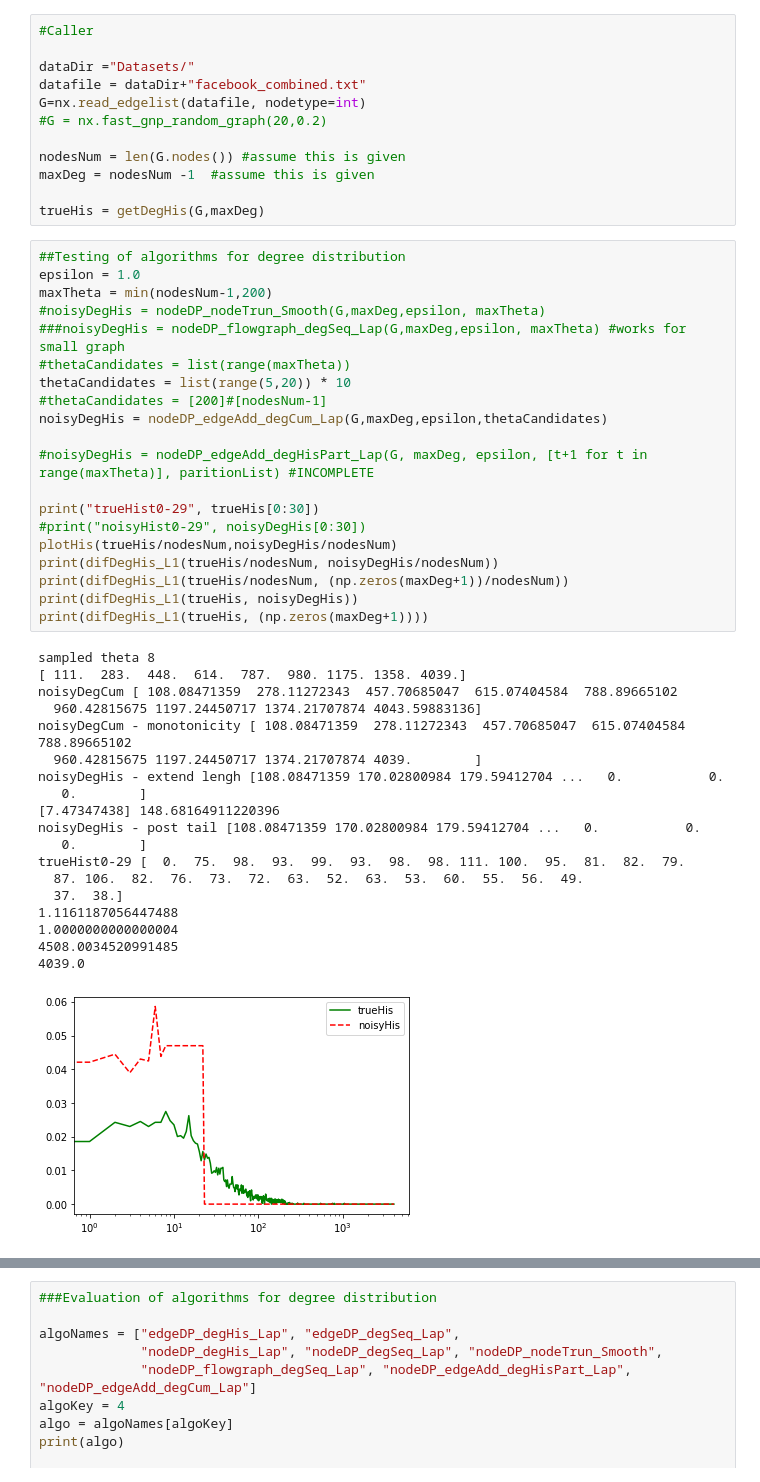
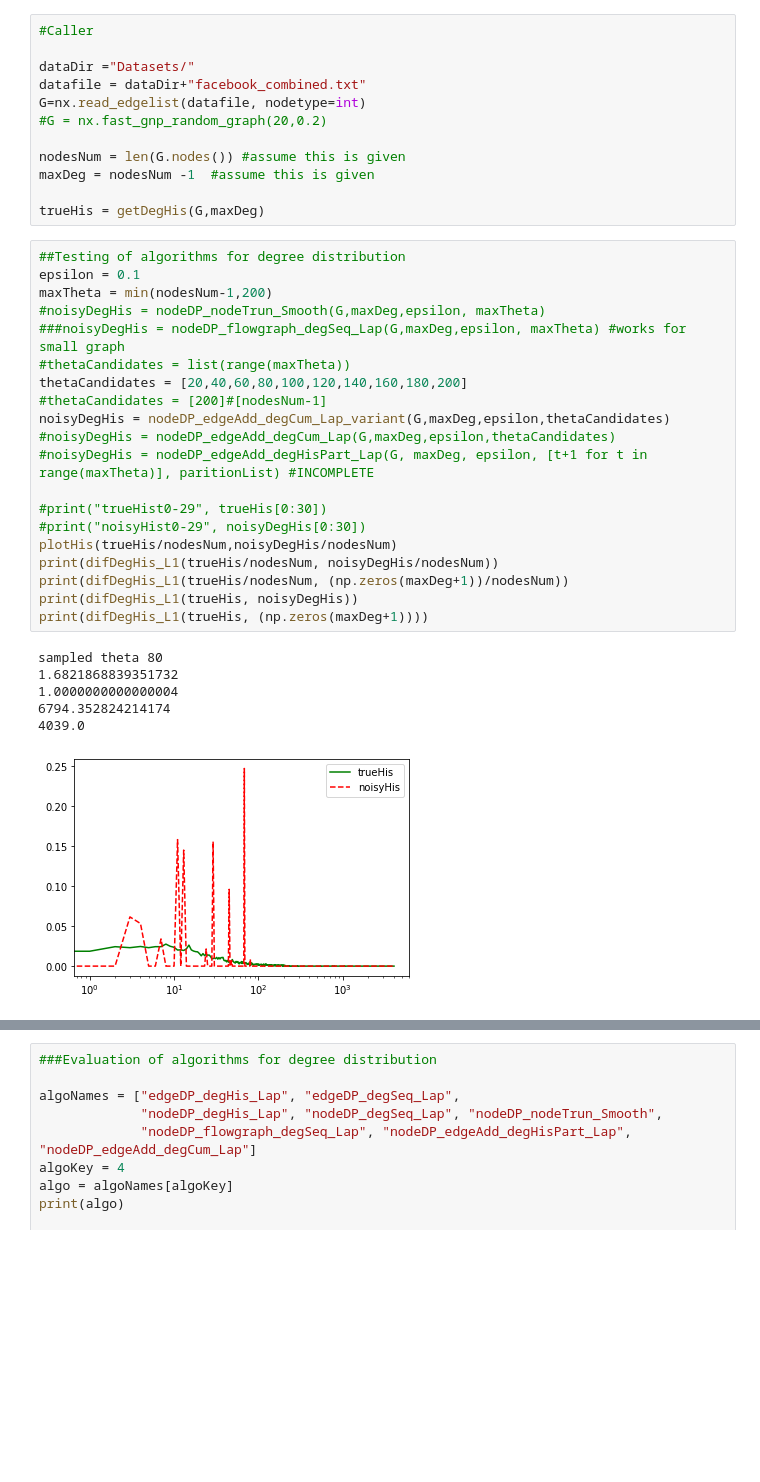
Before and after one commit to DPGraph/DPGraph, a Jupyter notebook: main.ipynb, the cells around one changed output, grey strips where cells are left out. Saved outputs shown, nothing was run; the diff lists cells and outputs as text; blank space fills up the shorter version.

Commit message:
update theta-cumultative

```diff
--- a/main.ipynb
+++ b/main.ipynb
@@ -449,44 +463,31 @@ maxDeg = nodesNum -1  #assume this is given
 trueHis = getDegHis(G,maxDeg)
 # %%
 ##Testing of algorithms for degree distribution
-epsilon = 1.0
+epsilon = 0.1
 maxTheta = min(nodesNum-1,200)
 #noisyDegHis = nodeDP_nodeTrun_Smooth(G,maxDeg,epsilon, maxTheta)
 ###noisyDegHis = nodeDP_flowgraph_degSeq_Lap(G,maxDeg,epsilon, maxTheta) #works for small graph
 #thetaCandidates = list(range(maxTheta))
-thetaCandidates = list(range(5,20)) * 10
+thetaCandidates = [20,40,60,80,100,120,140,160,180,200]
 #thetaCandidates = [200]#[nodesNum-1]
-noisyDegHis = nodeDP_edgeAdd_degCum_Lap(G,maxDeg,epsilon,thetaCandidates)
-
+noisyDegHis = nodeDP_edgeAdd_degCum_Lap_variant(G,maxDeg,epsilon,thetaCandidates)
+#noisyDegHis = nodeDP_edgeAdd_degCum_Lap(G,maxDeg,epsilon,thetaCandidates)
 #noisyDegHis = nodeDP_edgeAdd_degHisPart_Lap(G, maxDeg, epsilon, [t+1 for t in range(maxTheta)], paritionList) #INCOMPLETE
 
-print("trueHist0-29", trueHis[0:30])
+#print("trueHist0-29", trueHis[0:30])
 #print("noisyHist0-29", noisyDegHis[0:30])
 plotHis(trueHis/nodesNum,noisyDegHis/nodesNum)
 print(difDegHis_L1(trueHis/nodesNum, noisyDegHis/nodesNum))
 print(difDegHis_L1(trueHis/nodesNum, (np.zeros(maxDeg+1))/nodesNum))
 print(difDegHis_L1(trueHis, noisyDegHis))
 print(difDegHis_L1(trueHis, (np.zeros(maxDeg+1))))
 # %% [output]
-sampled theta 8
-[ 111.  283.  448.  614.  787.  980. 1175. 1358. 4039.]
-noisyDegCum [ 108.08471359  278.11272343  457.70685047  615.07404584  788.89665102
-  960.42815675 1197.24450717 1374.21707874 4043.59883136]
-noisyDegCum - monotonicity [ 108.08471359  278.11272343  457.70685047  615.07404584  788.89665102
-  960.42815675 1197.24450717 1374.21707874 4039.        ]
-noisyDegHis - extend lengh [108.08471359 170.02800984 179.59412704 ...   0.           0.
-   0.        ]
-[7.47347438] 148.68164911220396
-noisyDegHis - post tail [108.08471359 170.02800984 179.59412704 ...   0.           0.
-   0.        ]
-trueHist0-29 [  0.  75.  98.  93.  99.  93.  98.  98. 111. 100.  95.  81.  82.  79.
-  87. 106.  82.  76.  73.  72.  63.  52.  63.  53.  60.  55.  56.  49.
-  37.  38.]
-1.1161187056447488
+sampled theta 80
+1.6821868839351732
 1.0000000000000004
-4508.0034520991485
+6794.352824214174
 4039.0
-[figure, old version]
+[figure, new version]
 # %%
 cdf1=1-pdfToCdf(trueHis)
 cdf2=1-pdfToCdf(noisyDegHis)
```
Also changed, not shown: parts of 7 cells of this notebook.
